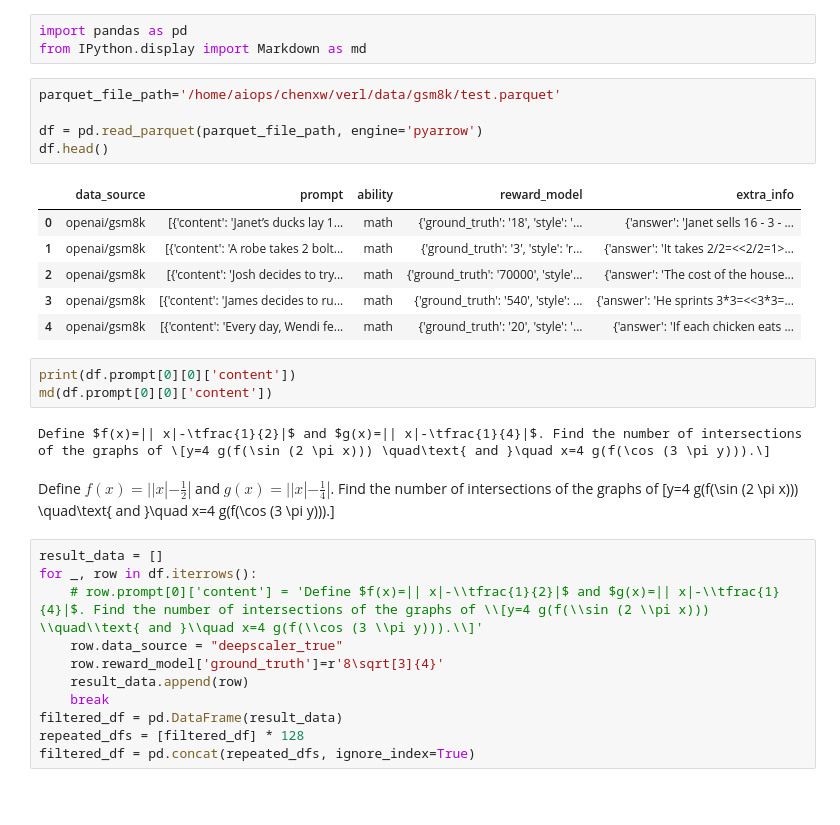
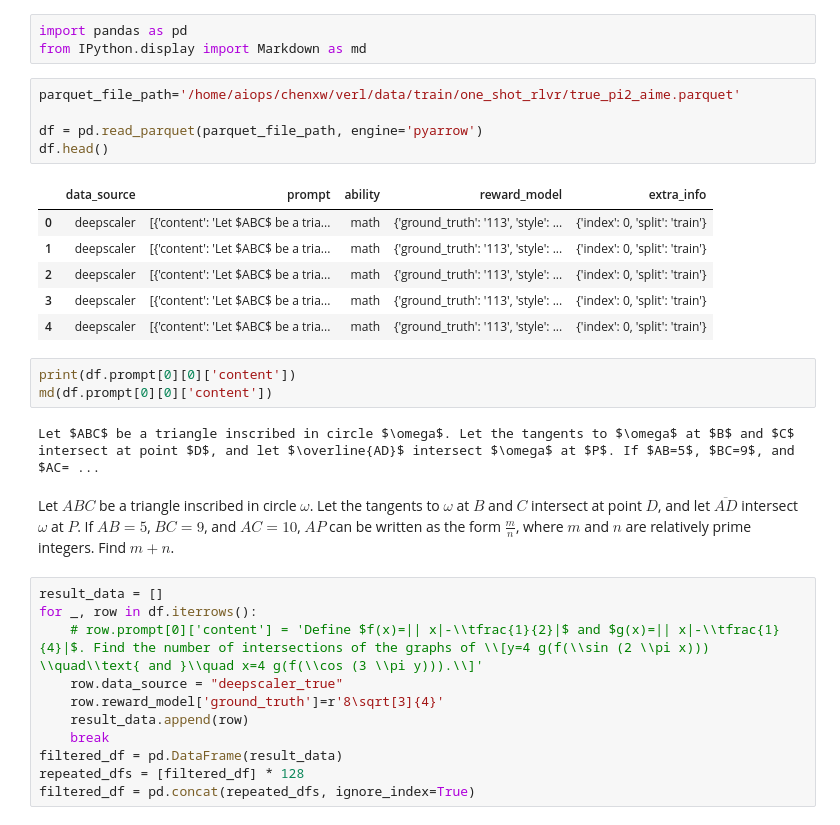
Before and after one commit to cJamesSmith/verl, a Jupyter notebook: data/create_repeated_dataset.ipynb, the cells around one changed output. Saved outputs shown, nothing was run; the diff lists cells and outputs as text; blank space fills up the shorter version.

```diff
--- a/data/create_repeated_dataset.ipynb
+++ b/data/create_repeated_dataset.ipynb
@@ -2,23 +2,23 @@
 import pandas as pd
 from IPython.display import Markdown as md
 # %%
-parquet_file_path='/home/aiops/chenxw/verl/data/gsm8k/test.parquet'
+parquet_file_path='/home/aiops/chenxw/verl/data/train/one_shot_rlvr/true_pi2_aime.parquet'
 
 df = pd.read_parquet(parquet_file_path, engine='pyarrow')
 df.head()
 # %% [output]
 |  | data_source | prompt | ability | reward_model | extra_info |
-| 0 | openai/gsm8k | [{'content': 'Janet’s ducks lay 1... | math | {'ground_truth': '18', 'style': '... | {'answer': 'Janet sells 16 - 3 - ... |
-| 1 | openai/gsm8k | [{'content': 'A robe takes 2 bolt... | math | {'ground_truth': '3', 'style': 'r... | {'answer': 'It takes 2/2=<<2/2=1>... |
-| 2 | openai/gsm8k | [{'content': 'Josh decides to try... | math | {'ground_truth': '70000', 'style'... | {'answer': 'The cost of the house... |
-| 3 | openai/gsm8k | [{'content': 'James decides to ru... | math | {'ground_truth': '540', 'style': ... | {'answer': 'He sprints 3*3=<<3*3=... |
-| 4 | openai/gsm8k | [{'content': 'Every day, Wendi fe... | math | {'ground_truth': '20', 'style': '... | {'answer': 'If each chicken eats ... |
+| 0 | deepscaler | [{'content': 'Let $ABC$ be a tria... | math | {'ground_truth': '113', 'style': ... | {'index': 0, 'split': 'train'} |
+| 1 | deepscaler | [{'content': 'Let $ABC$ be a tria... | math | {'ground_truth': '113', 'style': ... | {'index': 0, 'split': 'train'} |
+| 2 | deepscaler | [{'content': 'Let $ABC$ be a tria... | math | {'ground_truth': '113', 'style': ... | {'index': 0, 'split': 'train'} |
+| 3 | deepscaler | [{'content': 'Let $ABC$ be a tria... | math | {'ground_truth': '113', 'style': ... | {'index': 0, 'split': 'train'} |
+| 4 | deepscaler | [{'content': 'Let $ABC$ be a tria... | math | {'ground_truth': '113', 'style': ... | {'index': 0, 'split': 'train'} |
 # %%
 print(df.prompt[0][0]['content'])
 md(df.prompt[0][0]['content'])
 # %% [output]
-Define $f(x)=|| x|-\tfrac{1}{2}|$ and $g(x)=|| x|-\tfrac{1}{4}|$. Find the number of intersections of the graphs of \[y=4 g(f(\sin (2 \pi x))) \quad\text{ and }\quad x=4 g(f(\cos (3 \pi y))).\]
+Let $ABC$ be a triangle inscribed in circle $\omega$. Let the tangents to $\omega$ at $B$ and $C$ intersect at point $D$, and let $\overline{AD}$ intersect $\omega$ at $P$. If $AB=5$, $BC=9$, and $AC= ...
-Define $f(x)=|| x|-\tfrac{1}{2}|$ and $g(x)=|| x|-\tfrac{1}{4}|$. Find the number of intersections of the graphs of \[y=4 g(f(\sin (2 \pi x))) \quad\text{ and }\quad x=4 g(f(\cos (3 \pi y))).\]
+Let $ABC$ be a triangle inscribed in circle $\omega$. Let the tangents to $\omega$ at $B$ and $C$ intersect at point $D$, and let $\overline{AD}$ intersect $\omega$ at $P$. If $AB=5$, $BC=9$, and $AC=10$, $AP$ can be written as the form $\frac{m}{n}$, where $m$ and $n$ are relatively prime integers. Find $m + n$.
 # %%
 result_data = []
 for _, row in df.iterrows():
```
Also changed, not shown: 1 other file.
